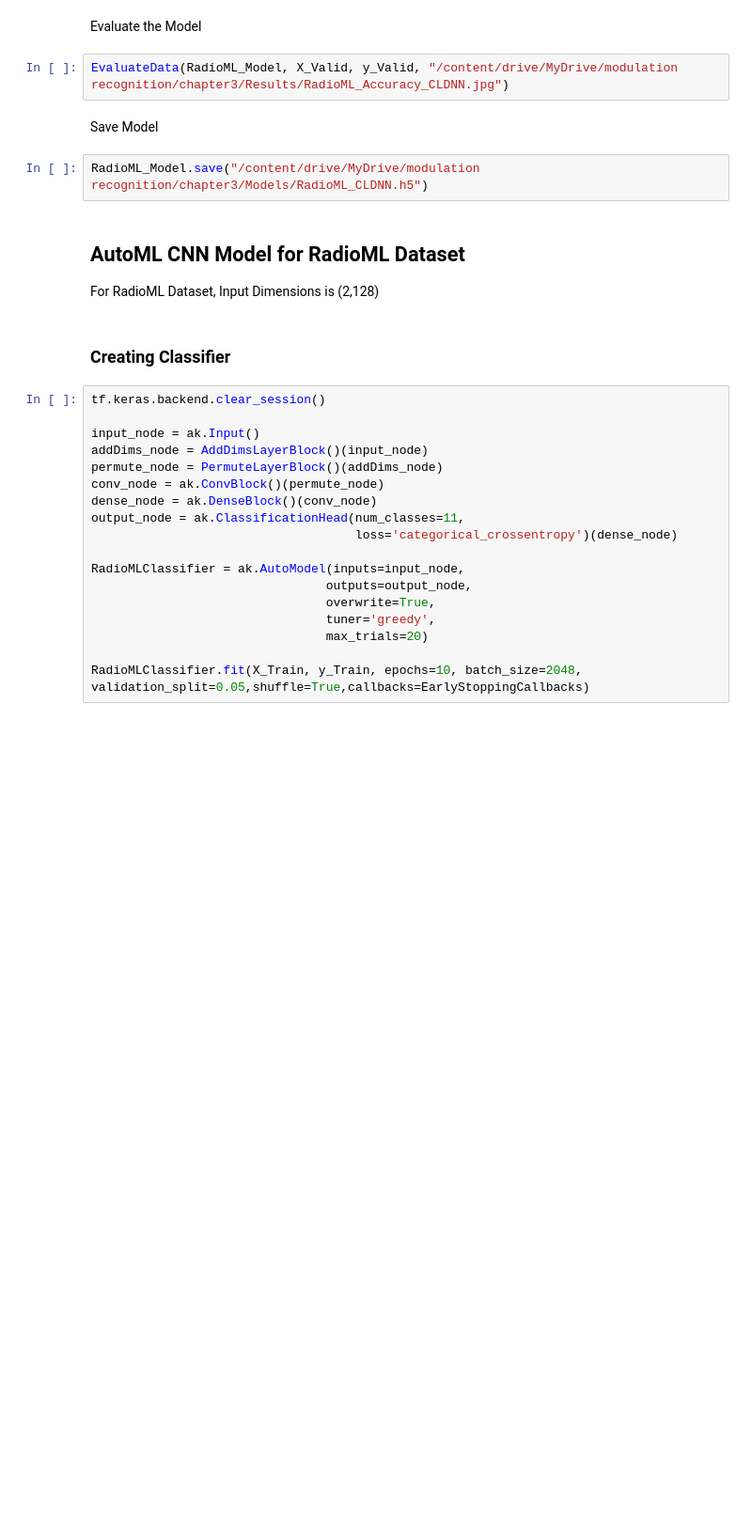
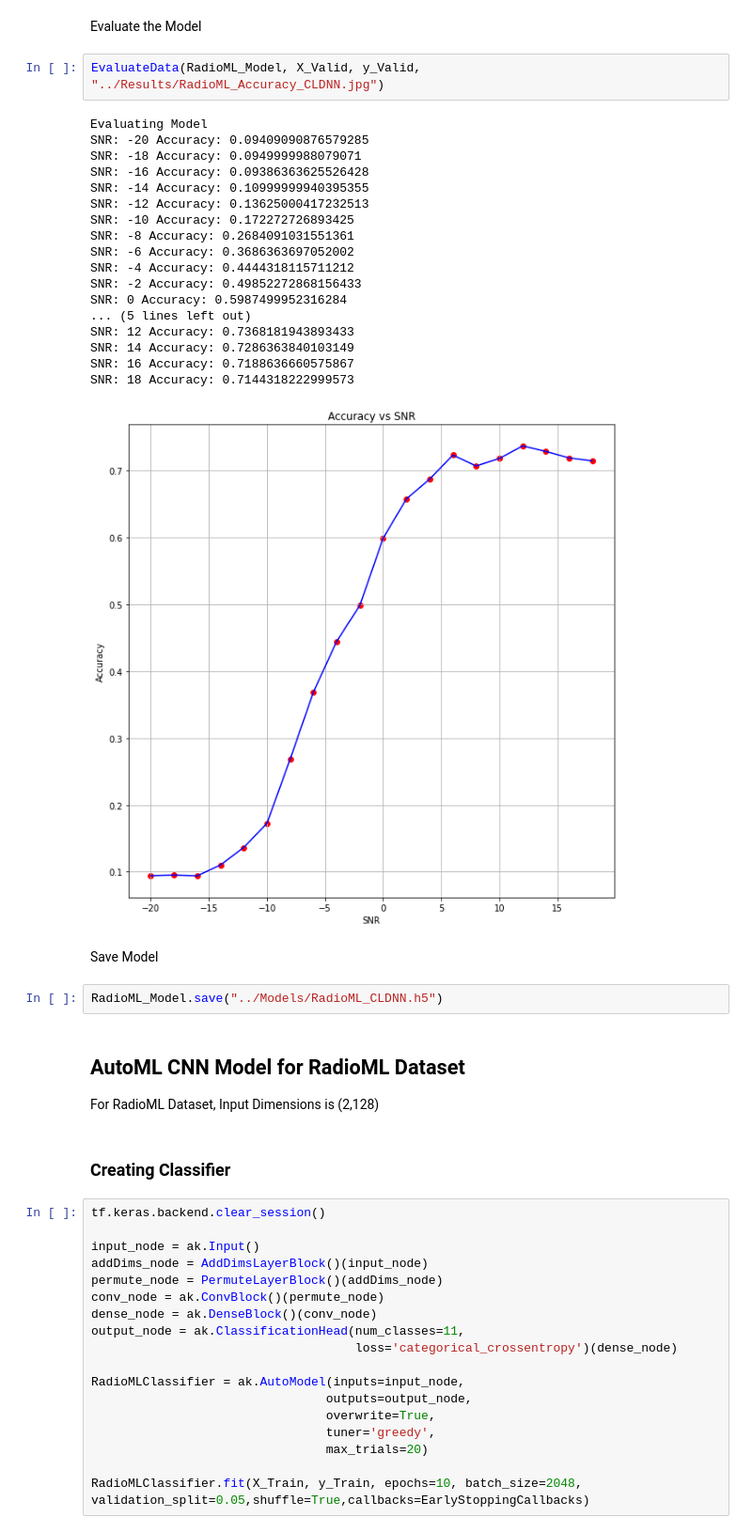
Before and after one commit to LiLee1/Thesis, a Jupyter notebook: AutoML_Models_for_Modulation_Classification.ipynb, the cells around one changed output. Shown at 94% size. Saved outputs shown, nothing was run; the diff lists cells and outputs as text; blank space fills up the shorter version.

```diff
--- a/AutoML_Models_for_Modulation_Classification.ipynb
+++ b/AutoML_Models_for_Modulation_Classification.ipynb
@@ -212,11 +350,30 @@ RadioML_Model.fit(X_Train, y_Train, epochs=100, batch_size=1024, validation_spli
 # %% [markdown]
 Evaluate the Model
 # %%
-EvaluateData(RadioML_Model, X_Valid, y_Valid, "/content/drive/MyDrive/modulation recognition/chapter3/Results/RadioML_Accuracy_CLDNN.jpg")
+EvaluateData(RadioML_Model, X_Valid, y_Valid, "../Results/RadioML_Accuracy_CLDNN.jpg")
+# %% [output]
+Evaluating Model
+SNR: -20 Accuracy: 0.09409090876579285
+SNR: -18 Accuracy: 0.0949999988079071
+SNR: -16 Accuracy: 0.09386363625526428
+SNR: -14 Accuracy: 0.10999999940395355
+SNR: -12 Accuracy: 0.13625000417232513
+SNR: -10 Accuracy: 0.172272726893425
+SNR: -8 Accuracy: 0.2684091031551361
+SNR: -6 Accuracy: 0.3686363697052002
+SNR: -4 Accuracy: 0.4444318115711212
+SNR: -2 Accuracy: 0.49852272868156433
+SNR: 0 Accuracy: 0.5987499952316284
+... (5 lines left out)
+SNR: 12 Accuracy: 0.7368181943893433
+SNR: 14 Accuracy: 0.7286363840103149
+SNR: 16 Accuracy: 0.7188636660575867
+SNR: 18 Accuracy: 0.7144318222999573
+[figure, added]
 # %% [markdown]
 Save Model
 # %%
-RadioML_Model.save("/content/drive/MyDrive/modulation recognition/chapter3/Models/RadioML_CLDNN.h5")
+RadioML_Model.save("../Models/RadioML_CLDNN.h5")
 # %% [markdown]
 ## AutoML CNN Model for RadioML Dataset
 
```
Also changed, not shown: parts of 33 cells of this notebook.
